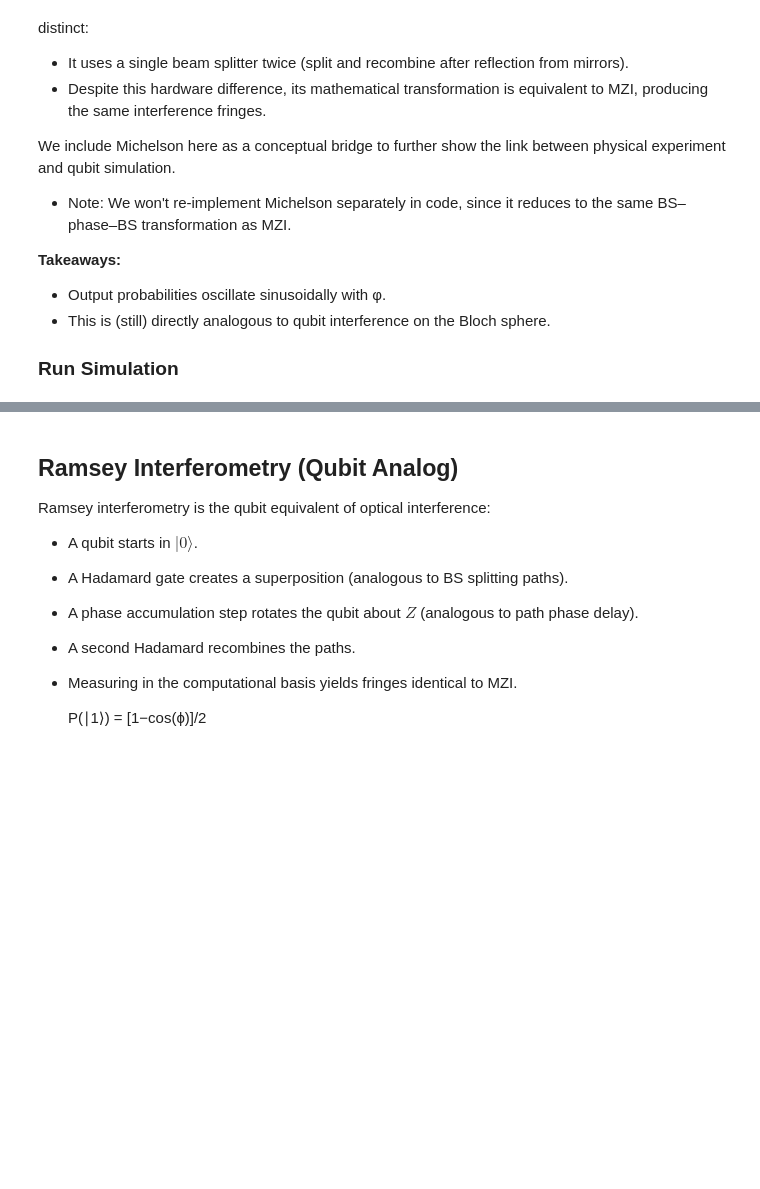
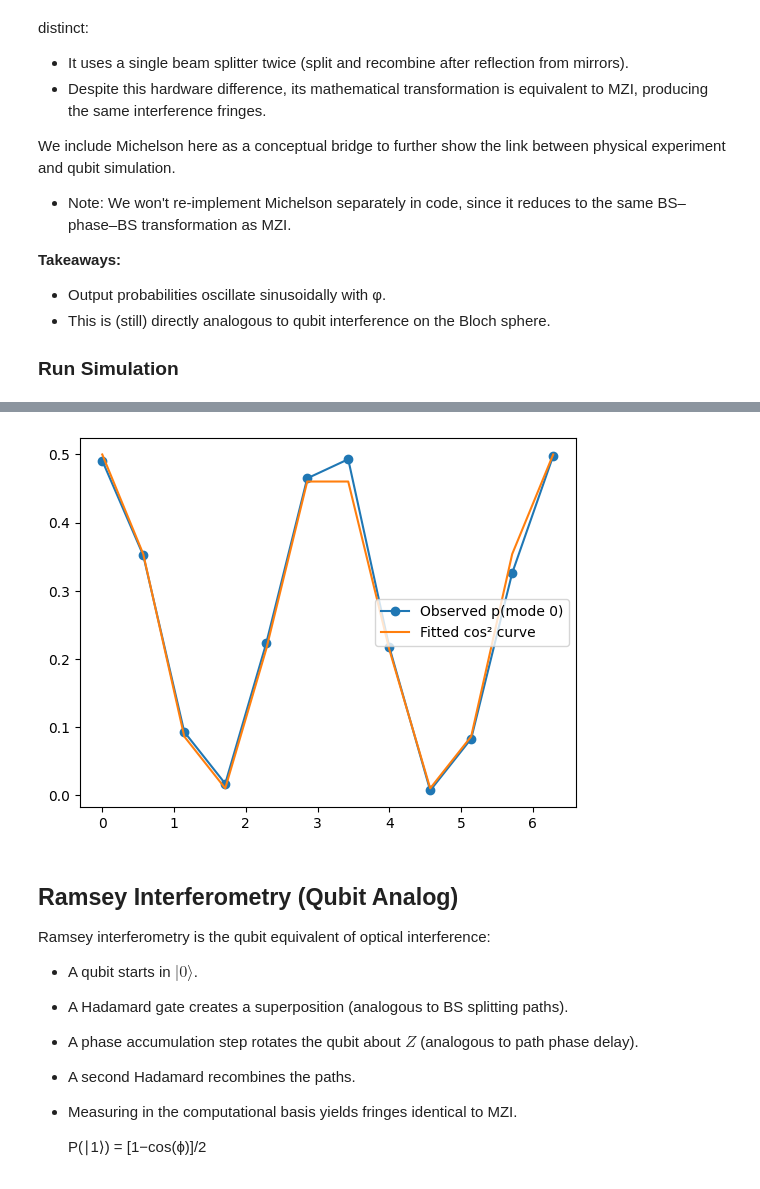
Before and after one commit to ismail-mehmood/quantum_nnl_project, a Jupyter notebook: notebooks/extension/extension.ipynb, the cells around one changed output, grey strips where cells are left out. Cells and saved outputs as stored; diff of their text form; code cells hidden in the pictures; blank space fills up the shorter version.

```diff
--- a/notebooks/extension/extension.ipynb
+++ b/notebooks/extension/extension.ipynb
@@ -75,3 +88,11 @@ mzi(intervals=10) # call to michelson
+# %%
+qphases, qprobs = michelson_circuit(intervals=12)
+plt.plot(qphases, [p[0] for p in qprobs], 'o-', label='Observed p(mode 0)')
+plt.plot(qphases, cos2_model(qphases, freq=1.0, phase_shift=0.0, amplitude=0.5), label='Fitted cos² curve')
+plt.legend()
+plt.show()
+# %% [output]
+[figure, added]
 # %% [markdown]
 ## Ramsey Interferometry (Qubit Analog)
 
```
Also changed, not shown: parts of 11 cells of this notebook, 5 other files.
